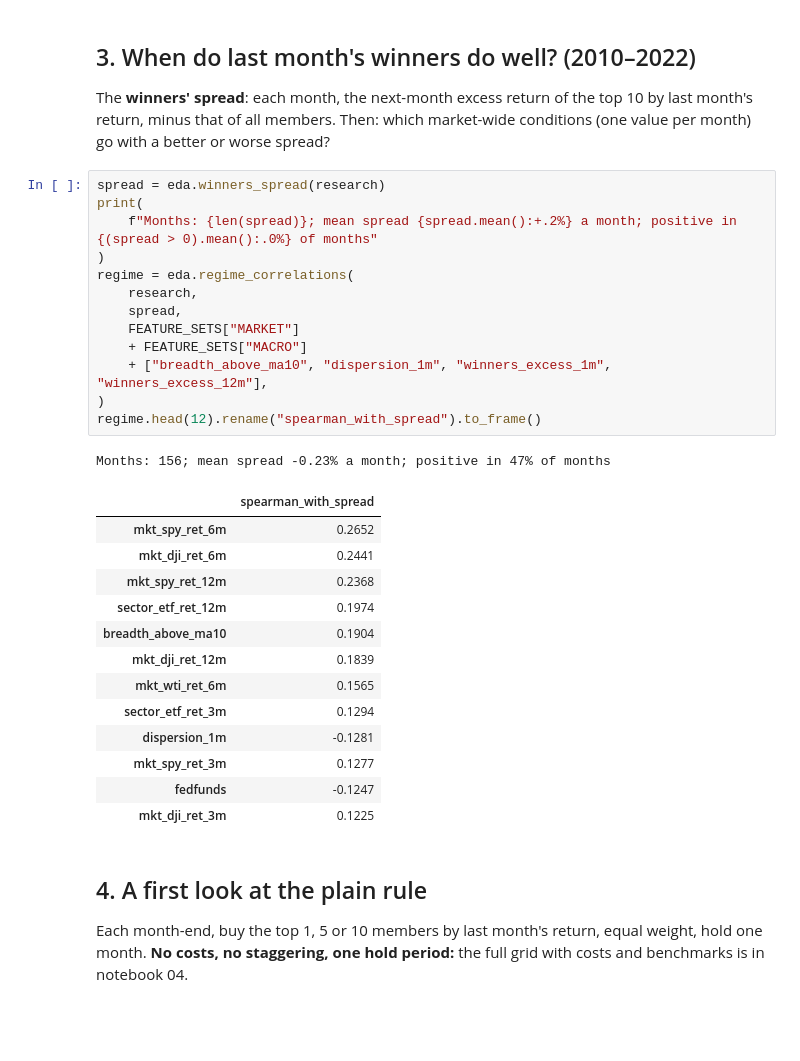
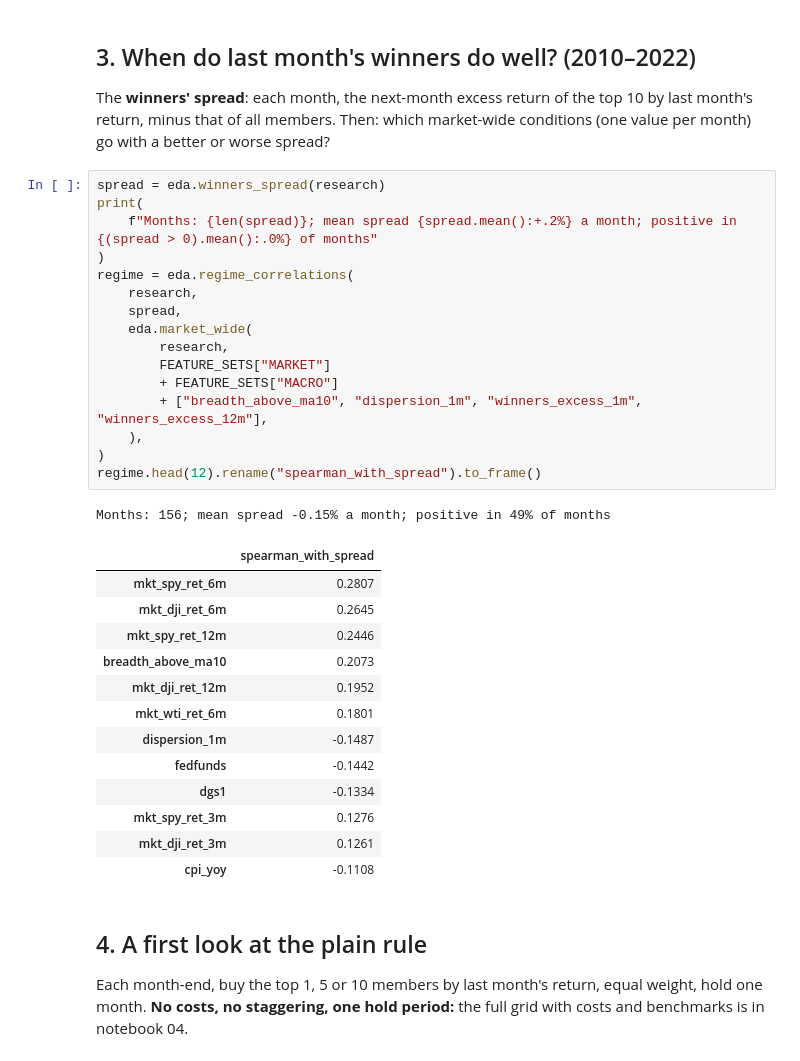
Before and after one commit to siddharthps/sp500-momentum-winners, a Jupyter notebook: notebooks/02_features_eda.ipynb, the cells around one changed output. Drawn from its saved outputs; the diff is of its cells as text; blank space fills up the shorter version.

```diff
--- a/notebooks/02_features_eda.ipynb
+++ b/notebooks/02_features_eda.ipynb
@@ -210,31 +208,34 @@ worse spread?
 # %%
 spread = eda.winners_spread(research)
 print(
     f"Months: {len(spread)}; mean spread {spread.mean():+.2%} a month; positive in {(spread > 0).mean():.0%} of months"
 )
 regime = eda.regime_correlations(
     research,
     spread,
-    FEATURE_SETS["MARKET"]
-    + FEATURE_SETS["MACRO"]
-    + ["breadth_above_ma10", "dispersion_1m", "winners_excess_1m", "winners_excess_12m"],
+    eda.market_wide(
+        research,
+        FEATURE_SETS["MARKET"]
+        + FEATURE_SETS["MACRO"]
+        + ["breadth_above_ma10", "dispersion_1m", "winners_excess_1m", "winners_excess_12m"],
+    ),
 )
 regime.head(12).rename("spearman_with_spread").to_frame()
 # %% [output]
-Months: 156; mean spread -0.23% a month; positive in 47% of months
+Months: 156; mean spread -0.15% a month; positive in 49% of months
 |  | spearman_with_spread |
-| mkt_spy_ret_6m | 0.2652 |
-| mkt_dji_ret_6m | 0.2441 |
-| mkt_spy_ret_12m | 0.2368 |
-| sector_etf_ret_12m | 0.1974 |
-| breadth_above_ma10 | 0.1904 |
-| mkt_dji_ret_12m | 0.1839 |
-| mkt_wti_ret_6m | 0.1565 |
-| sector_etf_ret_3m | 0.1294 |
-| dispersion_1m | -0.1281 |
-| mkt_spy_ret_3m | 0.1277 |
-| fedfunds | -0.1247 |
-| mkt_dji_ret_3m | 0.1225 |
+| mkt_spy_ret_6m | 0.2807 |
+| mkt_dji_ret_6m | 0.2645 |
+| mkt_spy_ret_12m | 0.2446 |
+| breadth_above_ma10 | 0.2073 |
+| mkt_dji_ret_12m | 0.1952 |
+| mkt_wti_ret_6m | 0.1801 |
+| dispersion_1m | -0.1487 |
+| fedfunds | -0.1442 |
+| dgs1 | -0.1334 |
+| mkt_spy_ret_3m | 0.1276 |
+| mkt_dji_ret_3m | 0.1261 |
+| cpi_yoy | -0.1108 |
 # %% [markdown]
 ## 4. A first look at the plain rule
 
```
Also changed, not shown: parts of 13 cells of this notebook, 43 other files.
